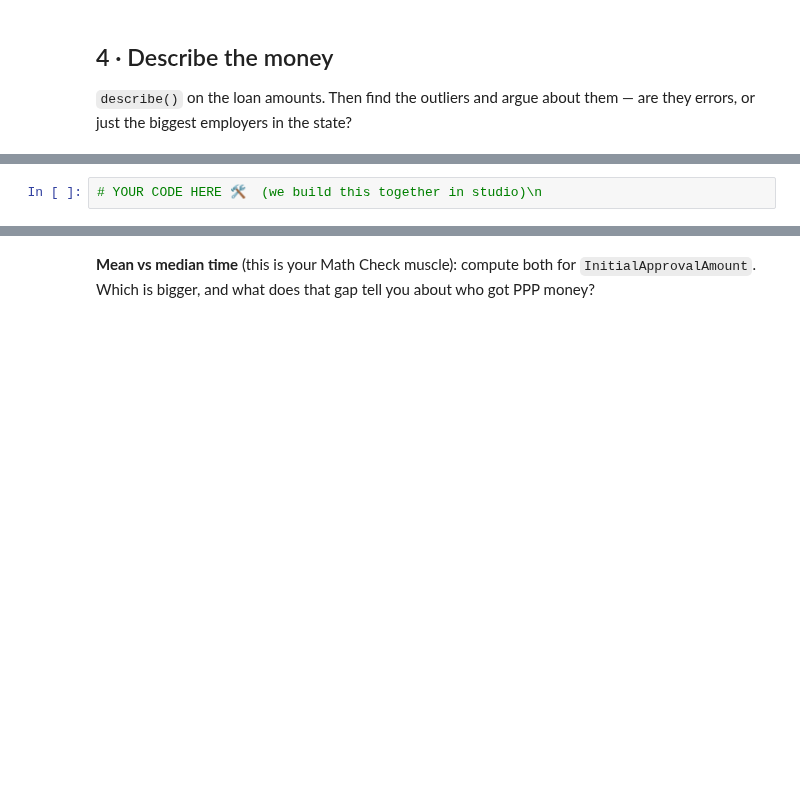
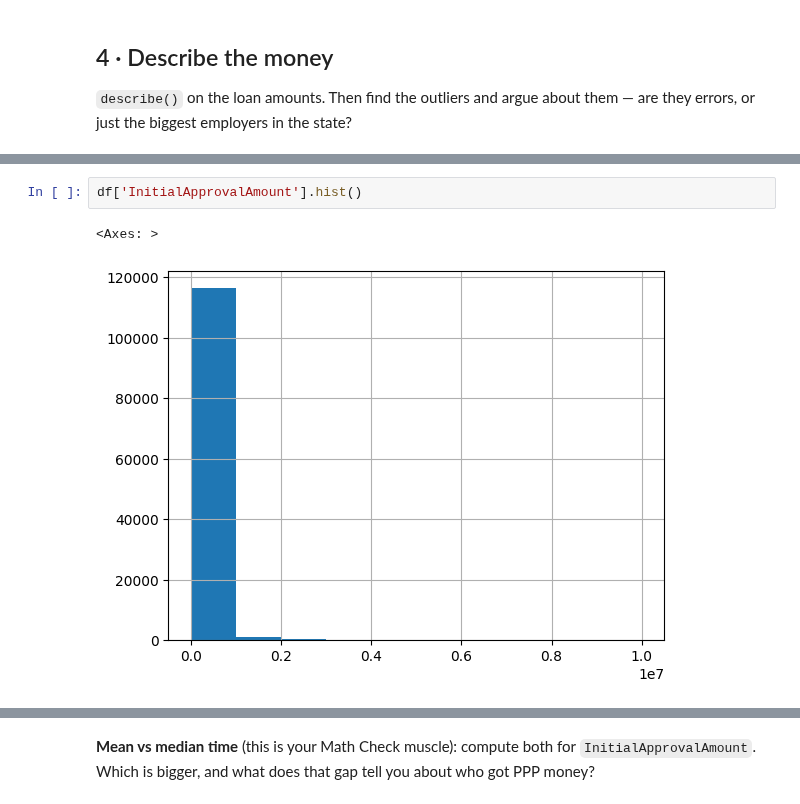
Before and after one commit to k-git-uconn/Studio1-BDM-F26, a Jupyter notebook: studio1/Studio1_PPP_DataER_blank.ipynb, the cells around one changed output, grey strips where cells are left out. Saved outputs shown, nothing was run; the diff lists cells and outputs as text; blank space fills up the shorter version.

```diff
--- a/studio1/Studio1_PPP_DataER_blank.ipynb
+++ b/studio1/Studio1_PPP_DataER_blank.ipynb
@@ -82,3 +113,6 @@ are they errors, or just the biggest employers in the state?
 # %%
-# YOUR CODE HERE 🛠️  (we build this together in studio)\n
+df['InitialApprovalAmount'].hist()
+# %% [output]
+<Axes: >
+[figure, added]
 # %%
```
Also changed, not shown: parts of 4 cells of this notebook.
